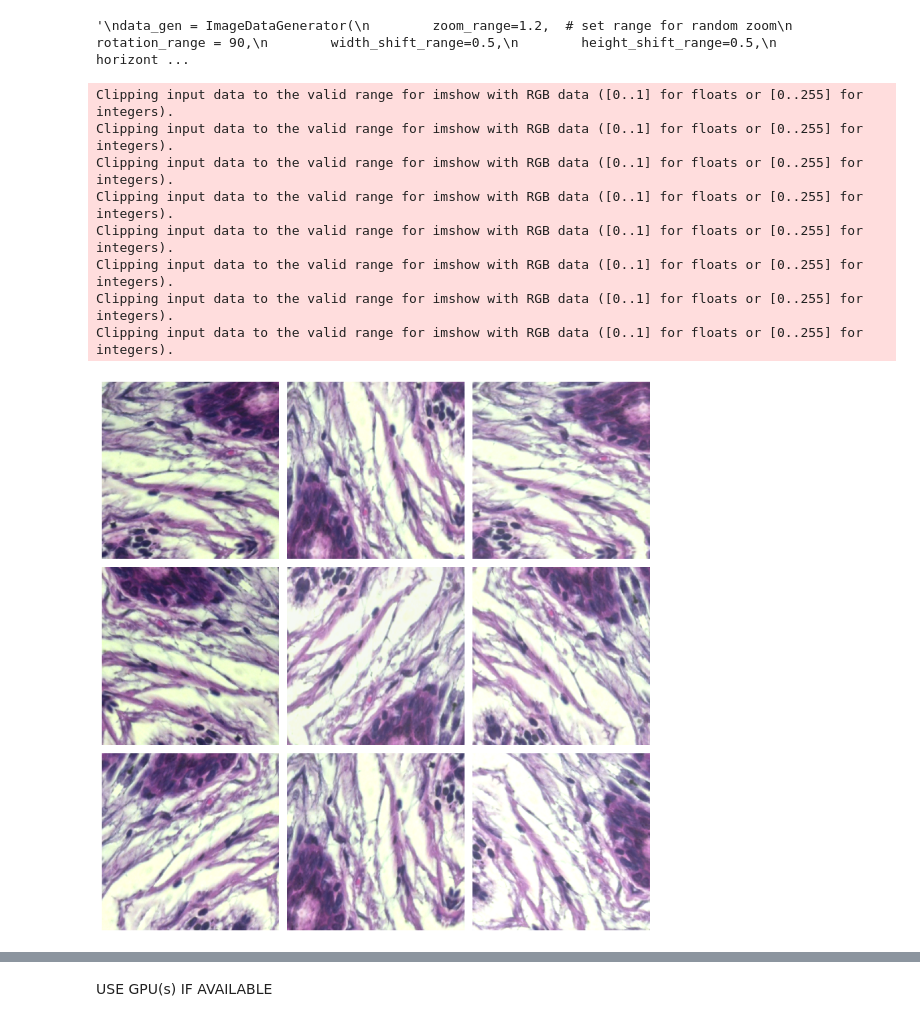
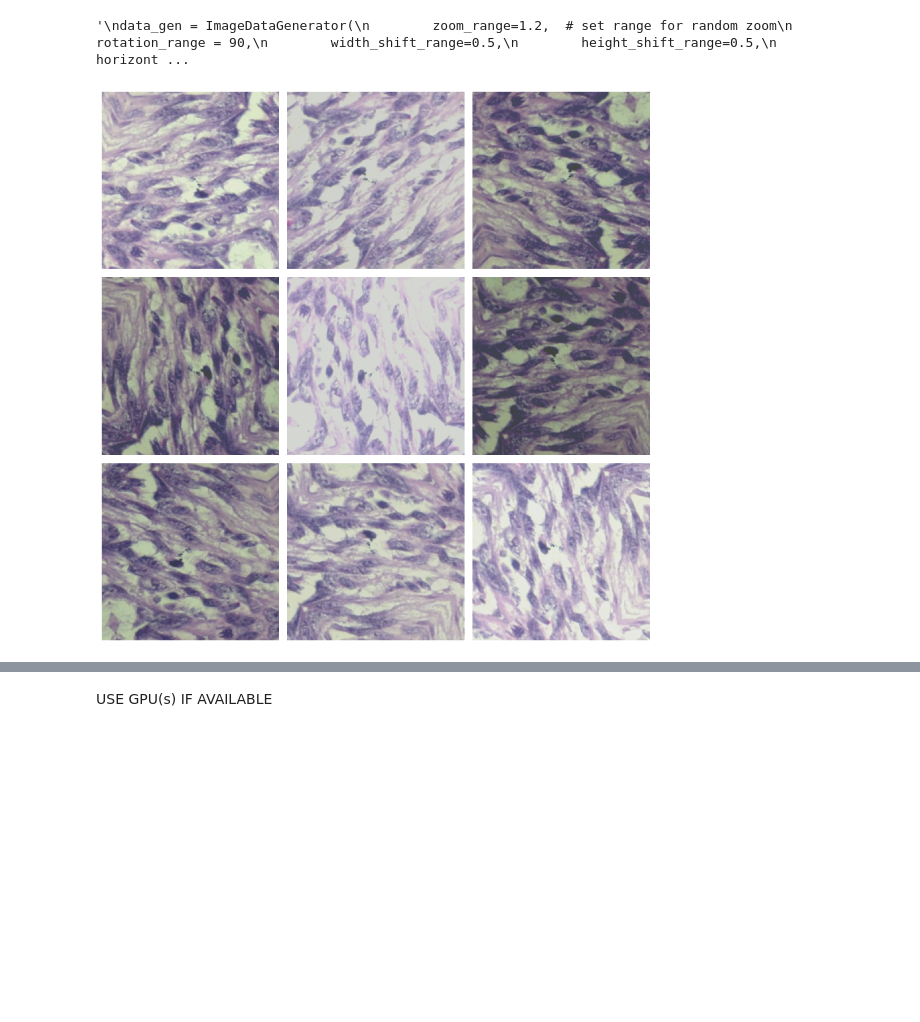
Before and after one commit to jacob-kevin/Breast-Cancer-Detection-using-CNN-and-Attention-Mechanisms, a Jupyter notebook: newmethod.ipynb, the cells around one changed output, grey strips where cells are left out. Saved outputs shown, nothing was run; the diff lists cells and outputs as text; code cells hidden in the pictures; blank space fills up the shorter version.

```diff
--- a/newmethod.ipynb
+++ b/newmethod.ipynb
@@ -317,31 +386,23 @@ data_gen = ImageDataGenerator(
         preprocessing_function= adjust_contrast # randomly flip images
     )
 # %%
-img = tf.keras.utils.load_img(benign_images[572], target_size=(size,size,1), grayscale=False)  # Adjust target size as needed
+img = tf.keras.utils.load_img(benign_images[789], target_size=(size,size,1))  # Adjust target size as needed
 x = tf.keras.utils.img_to_array(img)  # Convert image to array
 x = np.expand_dims(x, axis=0)  # Reshape to (1, height, width, channels)
 
 # Generate augmented images
 i = 0
 plt.figure(figsize=(10, 10))
 for batch in data_gen.flow(x, batch_size=1):
     plt.subplot(3, 3, i + 1)  # Arrange images in a grid (3x3)
     plt.imshow(batch[0].astype('float32') / 255)  # Normalize the pixel values for display
     plt.axis('off')
     i += 1
     if i >= 9:  # Display 9 augmented images and then break
         break
 
 plt.tight_layout()
 plt.show()
 # %% [output]
-Clipping input data to the valid range for imshow with RGB data ([0..1] for floats or [0..255] for integers).
-Clipping input data to the valid range for imshow with RGB data ([0..1] for floats or [0..255] for integers).
-Clipping input data to the valid range for imshow with RGB data ([0..1] for floats or [0..255] for integers).
-Clipping input data to the valid range for imshow with RGB data ([0..1] for floats or [0..255] for integers).
-Clipping input data to the valid range for imshow with RGB data ([0..1] for floats or [0..255] for integers).
-Clipping input data to the valid range for imshow with RGB data ([0..1] for floats or [0..255] for integers).
-Clipping input data to the valid range for imshow with RGB data ([0..1] for floats or [0..255] for integers).
-Clipping input data to the valid range for imshow with RGB data ([0..1] for floats or [0..255] for integers).
-[figure, old version]
+[figure, new version]
 # %%
```
Also changed, not shown: parts of 23 cells of this notebook.
